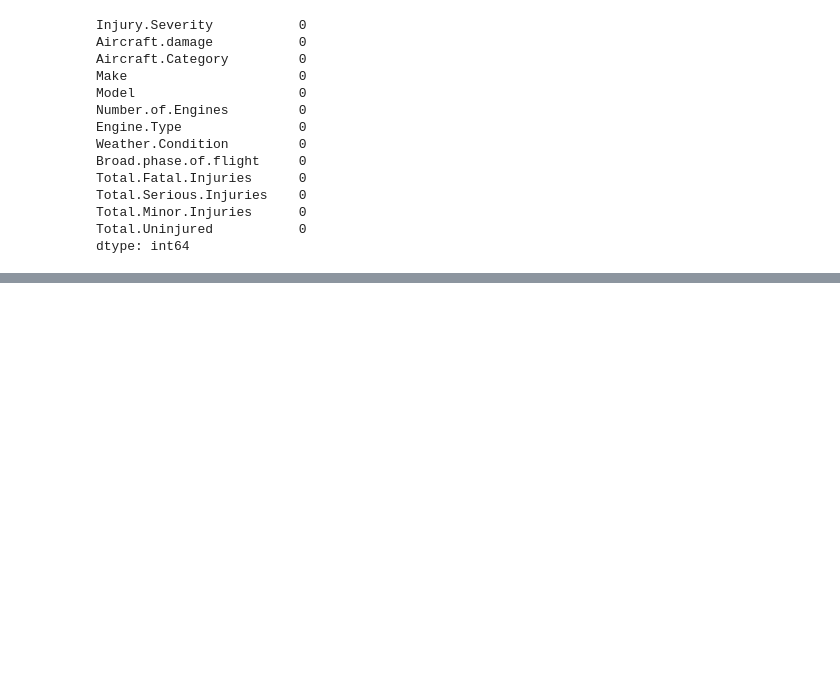
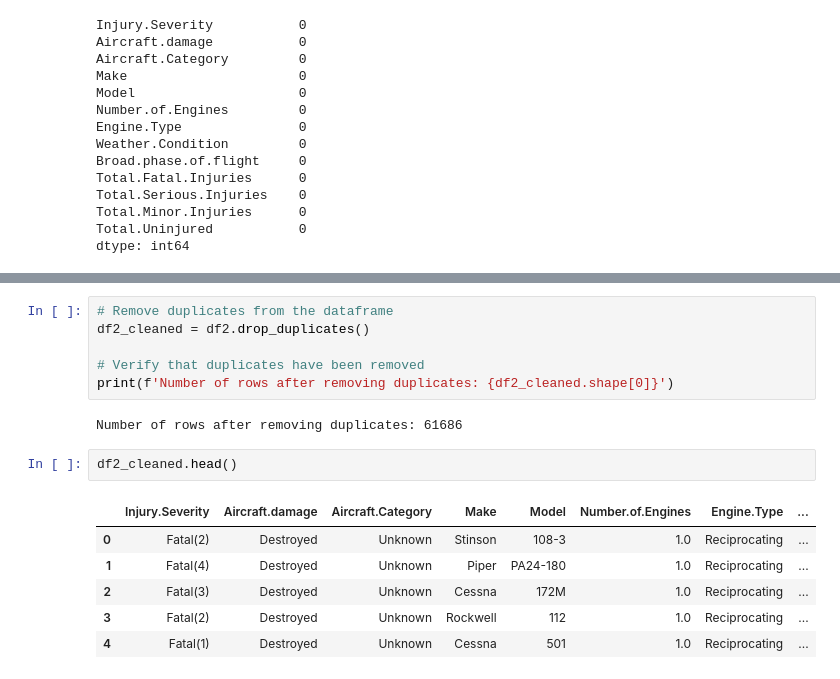
Before and after one commit to IdrisFallout/AviationResearch, a Jupyter notebook: index.ipynb, the cells around one changed output, grey strips where cells are left out. Saved outputs shown, nothing was run; the diff lists cells and outputs as text; blank space fills up the shorter version.

Commit message:
handle duplicates

```diff
--- a/index.ipynb
+++ b/index.ipynb
@@ -203,0 +236,17 @@ dtype: int64
+# %%
+# Remove duplicates from the dataframe
+df2_cleaned = df2.drop_duplicates()
+
+# Verify that duplicates have been removed
+print(f'Number of rows after removing duplicates: {df2_cleaned.shape[0]}')
+# %% [output]
+Number of rows after removing duplicates: 61686
+# %%
+df2_cleaned.head()
+# %% [output]
+|  | Injury.Severity | Aircraft.damage | Aircraft.Category | Make | Model | Number.of.Engines | Engine.Type | ... |
+| 0 | Fatal(2) | Destroyed | Unknown | Stinson | 108-3 | 1.0 | Reciprocating | ... |
+| 1 | Fatal(4) | Destroyed | Unknown | Piper | PA24-180 | 1.0 | Reciprocating | ... |
+| 2 | Fatal(3) | Destroyed | Unknown | Cessna | 172M | 1.0 | Reciprocating | ... |
+| 3 | Fatal(2) | Destroyed | Unknown | Rockwell | 112 | 1.0 | Reciprocating | ... |
+| 4 | Fatal(1) | Destroyed | Unknown | Cessna | 501 | 1.0 | Reciprocating | ... |
```
Also changed, not shown: parts of 1 cell of this notebook.
